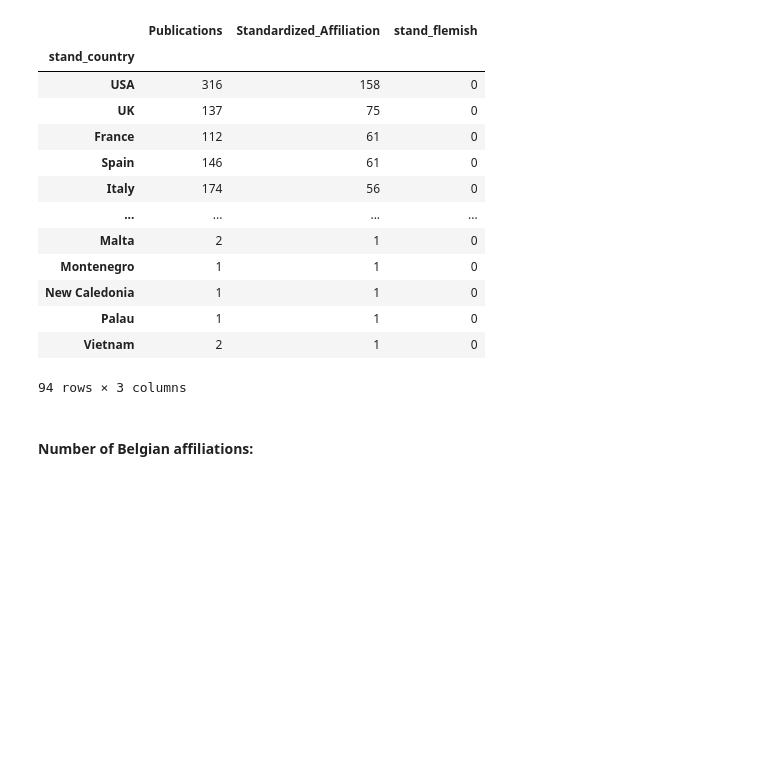
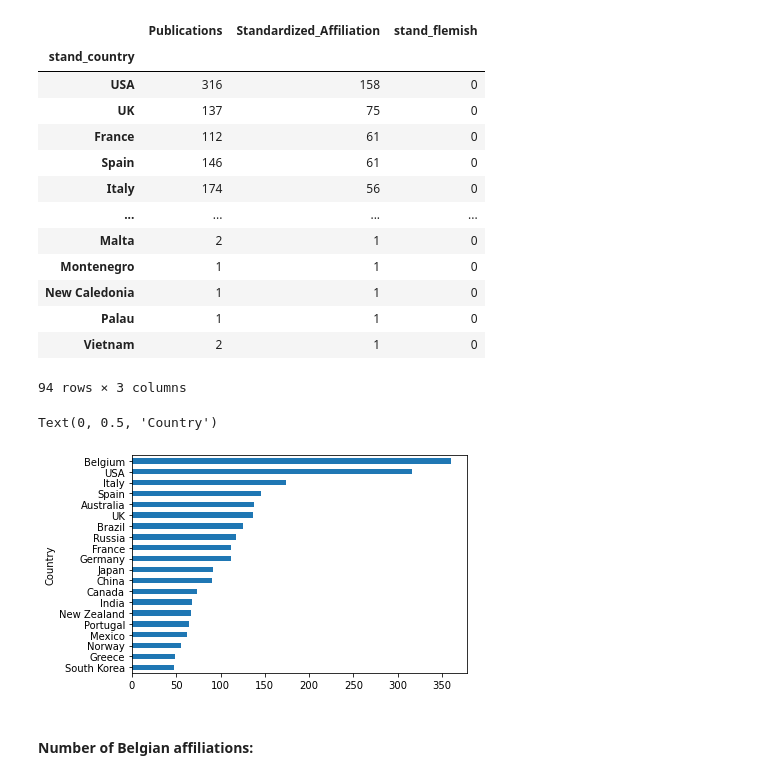
Before and after one commit to lifewatch/user-analysis, a Jupyter notebook: notebooks/Publication statistics.ipynb, the cells around one changed output. Cells and saved outputs as stored; diff of their text form; code cells hidden in the pictures; blank space fills up the shorter version.

Commit message:
added country plot and export most important results to csv

```diff
--- a/notebooks/Publication statistics.ipynb
+++ b/notebooks/Publication statistics.ipynb
@@ -194,3 +199,9 @@ data_country_summ
+# %%
+data_country_summ['Publications'].nlargest(20).sort_values(ascending=True).plot.barh()
+plt.ylabel('Country')
+# %% [output]
+Text(0, 0.5, 'Country')
+[figure, added]
 # %% [markdown]
 #### Number of Belgian affiliations:
 # %%
```
Also changed, not shown: parts of 8 cells of this notebook.
